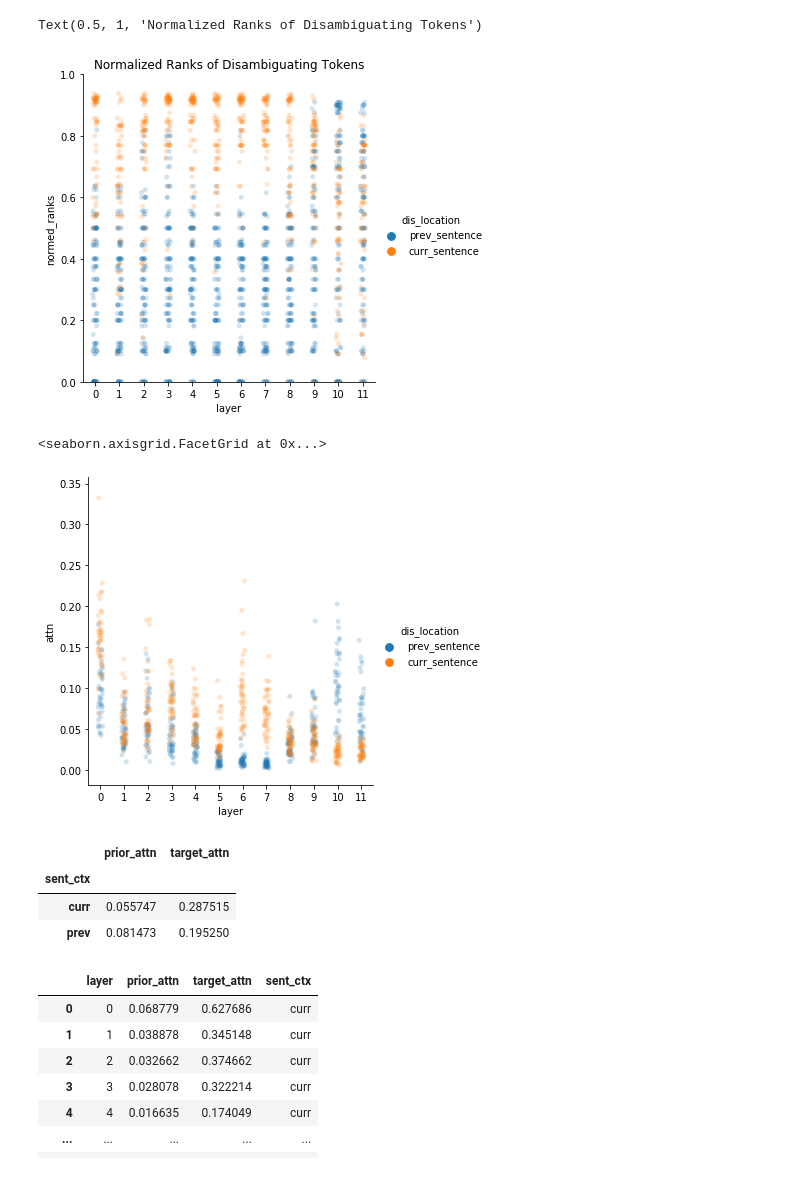
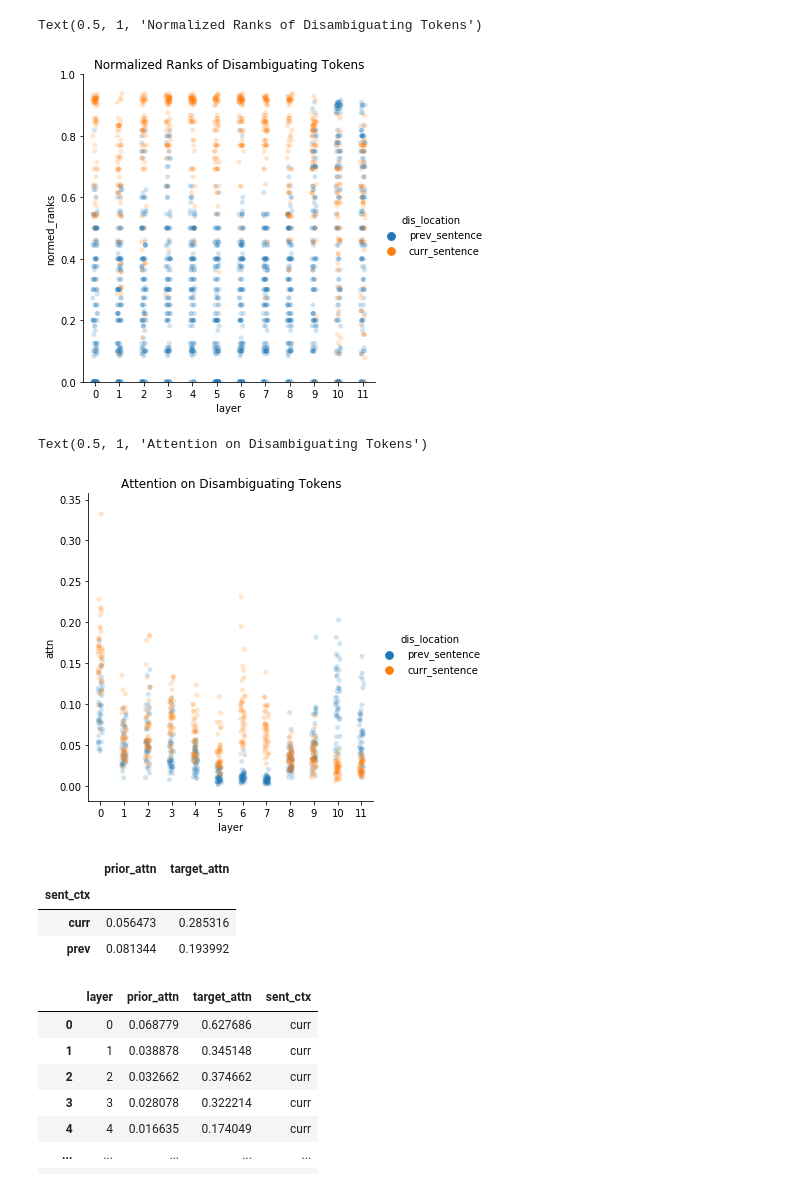
Before and after one commit to sathvikn/bert-wordsense, a Jupyter notebook: codebase/notebooks/rabagliati_2013_analysis.ipynb, the cells around one changed output. Cells and saved outputs as stored; diff of their text form; code cells hidden in the pictures.

Commit message:
graphs edited, cosine similarity classification?

```diff
--- a/codebase/notebooks/rabagliati_2013_analysis.ipynb
+++ b/codebase/notebooks/rabagliati_2013_analysis.ipynb
@@ -13,6 +35,6 @@ df = df[~df['target'].isin(['moose', 'mousse'])] #BERT tokenization issues
 # %%
 bert_data = []
-for i in np.arange(0, len(df.index) - 4, 4):
+for i in np.arange(0, len(df.index), 4):
     type_stimuli = df.iloc[i:i + 4]
     for sent_ctx in ['curr', 'prev']:
         curr_prev_ctx = type_stimuli[type_stimuli['sentence_ctx'] == sent_ctx]
@@ -79,14 +96,15 @@ plt.ylim(0, 1)
 plt.title("Normalized Ranks of Disambiguating Tokens")
 # %% [output]
 Text(0.5, 1, 'Normalized Ranks of Disambiguating Tokens')
-[figure, old version]
+[figure, new version]
 # %%
 results = pd.DataFrame({"layer": prev_layers + curr_layers, "attn": prev_attn + curr_attn,
               "dis_location": (["prev_sentence"] * len(prev_attn)) + (['curr_sentence'] * len(curr_attn))})
 sns.catplot(x = 'layer', y = 'attn', hue = 'dis_location', data = results, alpha = 0.2)
+plt.title("Attention on Disambiguating Tokens")
 # %% [output]
-<seaborn.axisgrid.FacetGrid at 0x...>
+Text(0.5, 1, 'Attention on Disambiguating Tokens')
-[figure, old version]
+[figure, new version]
 # %%
 curr_prev_sent = []
 for d in bert_data:
@@ -102,11 +120,13 @@ for d in bert_data:
 curr_prev_sent = pd.DataFrame(curr_prev_sent)
 
 curr_prev_sent.groupby('sent_ctx').agg('mean').drop('layer', axis = 1)
+#Average attention to sentences, Although the target sentence is attended to more,
+#the previous sentence has more attention if there is disambiguating information
 # %% [output]
 |  | prior_attn | target_attn |
 | sent_ctx |  |  |
-| curr | 0.055747 | 0.287515 |
-| prev | 0.081473 | 0.195250 |
+| curr | 0.056473 | 0.285316 |
+| prev | 0.081344 | 0.193992 |
 # %%
 curr_prev_sent
 # %% [output]
```
Also changed, not shown: parts of 31 cells of this notebook.
